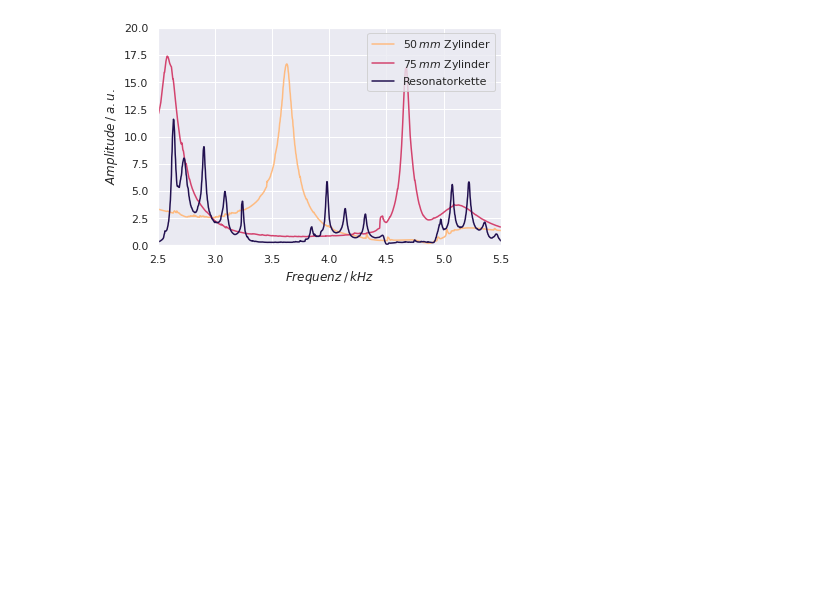
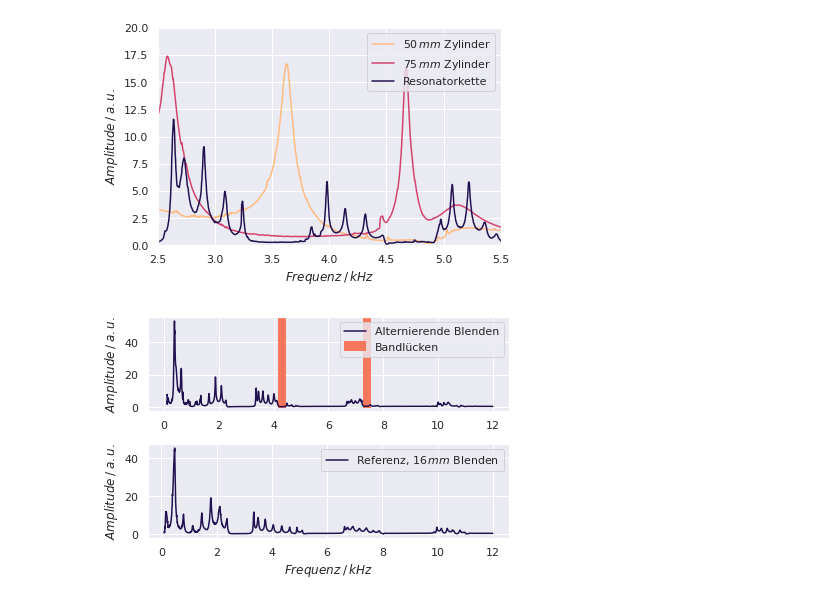
Before and after one commit to lydiavonderweiden/V23-1, a Jupyter notebook: Code/plots.ipynb, the cells around one changed output. Cells and saved outputs as stored; diff of their text form; code cells hidden in the pictures; blank space fills up the shorter version.

```diff
--- a/Code/plots.ipynb
+++ b/Code/plots.ipynb
@@ -773,3 +773,33 @@ plt.show()
 # %% [output]
 [figure]
 [figure]
+# %%
+plt.clf()
+plt.close()
+
+plt.subplot(2,1,1)
+path = "../Daten/Festkörper"
+freq, amp = np.genfromtxt(os.path.join(path, "FK5.dat"),unpack=True)
+plt.plot(freq/1000,amp,c=cmap[0],label=r"Alternierende Blenden")
+xmin1 = 4.16
+xmin2 = 7.26
+plt.hlines(30,xmin1,xmin1+0.3, color=cmap[4],linewidth= 100)
+plt.hlines(30,xmin2,xmin2+0.28, color=cmap[4],linewidth= 100)
+plt.hlines(0,0,0,label="Bandlücken", color=cmap[4], linewidth=10)
+plt.ylabel(r"$Amplitude\:/\: a.u.$")
+plt.tight_layout()
+plt.legend(loc="best")
+
+plt.subplot(2,1,2)
+path = "../Daten/Festkörper"
+freq, amp = np.genfromtxt(os.path.join(path, "FK1_16mm_7.dat"),unpack=True)
+plt.plot(freq/1000,amp,c=cmap[0],label=r"Referenz, $16\, mm$ Blenden")
+plt.xlabel(r"$Frequenz\:/\: kHz$")
+plt.ylabel(r"$Amplitude\:/\: a.u.$")
+
+plt.tight_layout()
+plt.legend(loc="best")
+plt.savefig(os.path.join(path,"FK5.pdf"))
+plt.show()
+# %% [output]
+[figure, added]
```
Also changed, not shown: 10 other files.
